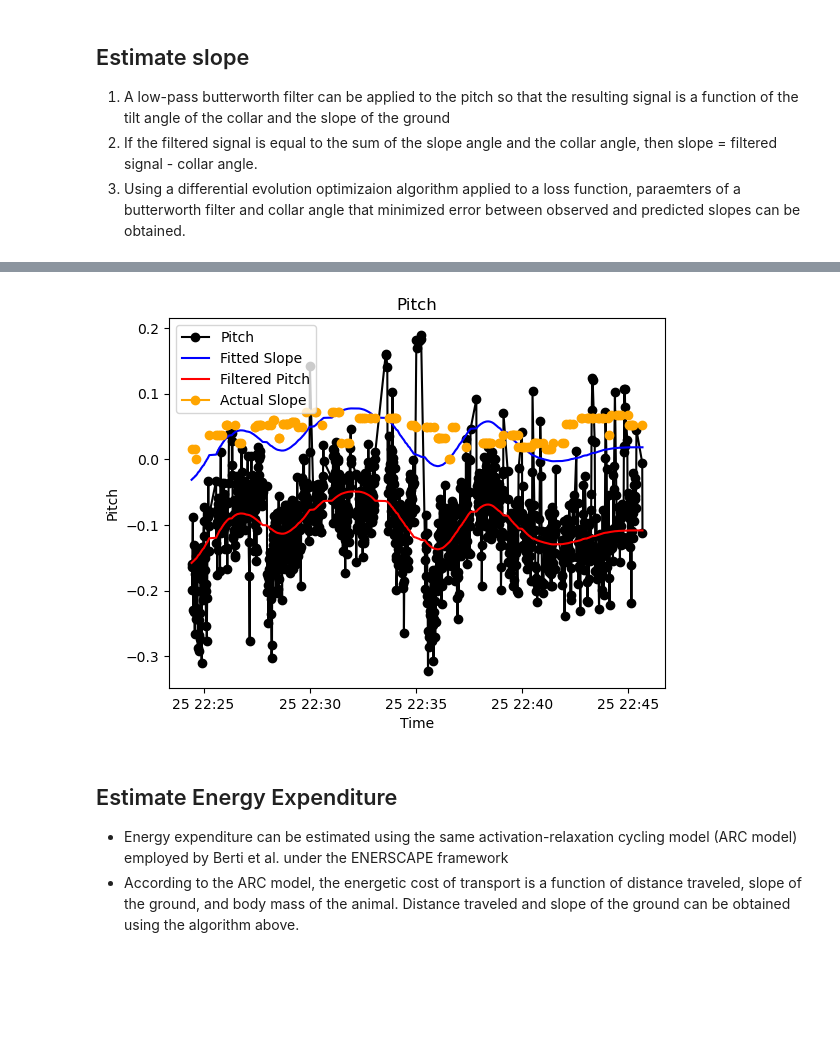
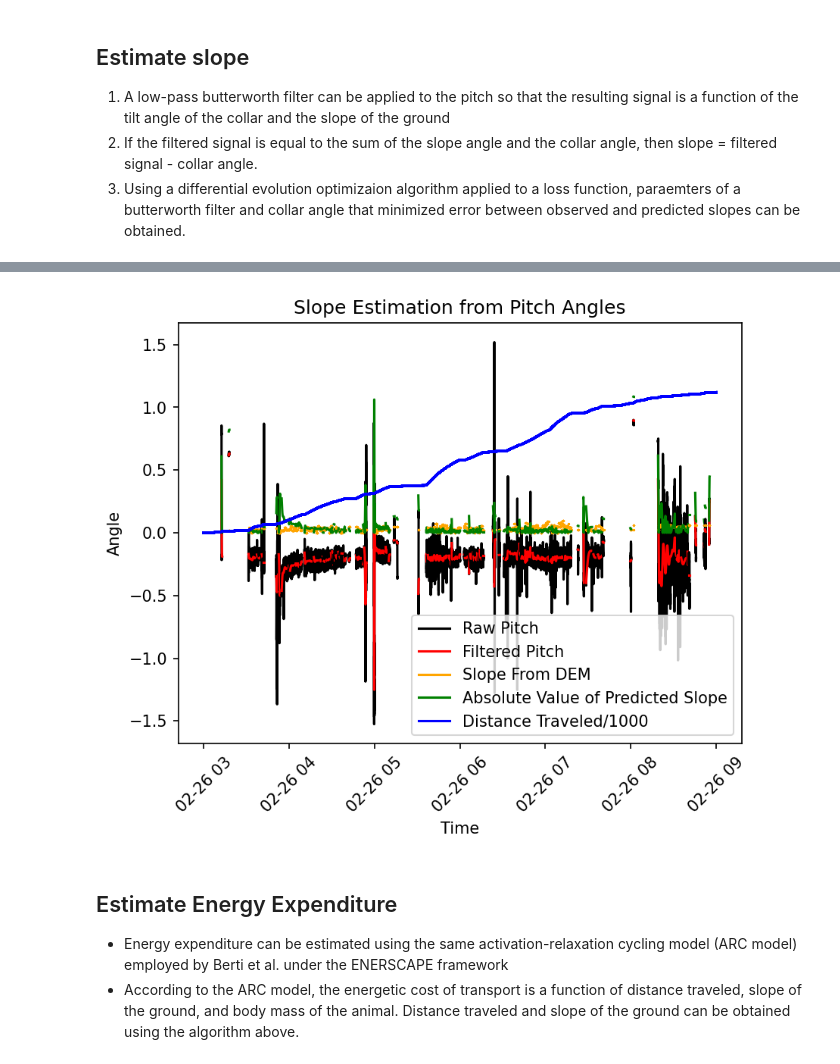
Before and after one commit to rhemitoth/Dead_Reckoning_Python, a Jupyter notebook: StepCount.ipynb, the cells around one changed output, grey strips where cells are left out. Drawn from its saved outputs; the diff is of its cells as text; code cells hidden in the pictures; blank space fills up the shorter version.

```diff
--- a/StepCount.ipynb
+++ b/StepCount.ipynb
@@ -252,2 +376,4 @@ df = df.apply(rotate_data,axis=1)
+# %%
+active_periods = df.copy()[df['active']==1].reset_index()
 # %% [markdown]
 ## Identify candidate steps using dynamic threshold on filtered DV axis
@@ -353,5 +501,7 @@ plt.show()
 # %%
 # VALID STEP FREQUENCIES
 # Based on range of observed stride frequencies in Eland (a species of comparable body mass; stride frequency is known to scale w body mass)
-min_stride_freq = 0.6
-max_stride_freq = 1.7
+min_stride_freq = 0.5
+max_stride_freq = 2
+min_period = 1/max_stride_freq
+max_period = 1/min_stride_freq
@@ -364,8 +534,8 @@ step_candidates['elapsed_time'] = step_candidates['datetime'].diff().apply(lambd
 # %%
 # Reset indices of step_candidates and df
-df['rowID'] = range(0,len(df))
+active_periods['rowID'] = range(0,len(active_periods))
 step_candidates['rowID'] = range(0,len(step_candidates))
-df.set_index('rowID', inplace = True)
+active_periods.set_index('rowID', inplace = True)
 step_candidates.set_index('rowID', inplace = True)
 # %%
 # Filter out false steps based on range of valid step frequencies
@@ -392,3 +547,3 @@ step_candidates = step_candidates[step_candidates['valid_step'] == 1].reset_inde
 # %%
 # Join step candidates back to original df
-df = pd.merge(step_candidates, df,on = 'datetime', how='right')
+active_periods = pd.merge(step_candidates[['valid_step','datetime']],active_periods,on = 'datetime', how='right')
@@ -540,36 +710,51 @@ stride_data['slope_pred'] = stride_data['filtered_pitch'] - stride_data['collar_
 # %%
-# PLOT PITCH OVER TIME
-
-pitch = stride_data['pitch']
-slope_guess = stride_data['slope_pred']
-pitch_filt = stride_data['filtered_pitch']
-dt = stride_data['datetime']
-slope = stride_data['Slope1']*math.pi/180
-
-# Create a 3D plot
+# Create plot
 fig = plt.figure()
 ax = fig.add_subplot(111)
 
-# Plot the trajectory
+# Add data by group
+for i in range(0,num_groups):
 
-ax.plot(dt, pitch, marker = "o",linestyle='-', color='black', label='Pitch')
-ax.plot(dt, slope_guess,  linestyle='-', color='blue', label='Fitted Slope')
-ax.plot(dt, pitch_filt,  linestyle='-', color='red', label='Filtered Pitch')
-ax.plot(dt, slope,  marker = "o", color='orange', label='Actual Slope')
+    # get group number
+    group = activity_groups[i]
 
+    # get group data
+    group_data = active_periods[active_periods['activity_group'] == group]
+
+    # Get data for plotting
+    pitch = group_data['pitch']
+    slope_guess = abs(group_data['slope_pred'])
+    pitch_filt = group_data['filtered_pitch']
+    dt = group_data['datetime']
+    slope = group_data['Slope1']*math.pi/180
+
+    # Plot the data
+    ax.plot(dt, pitch, linestyle='-', color='black', label='Raw Pitch')
+    ax.plot(dt, pitch_filt,  linestyle='-', color='red', label='Filtered Pitch')
+    ax.plot(dt, slope,  marker = ".", color='orange', label='Slope From DEM', markersize = 1)
+    ax.plot(dt, slope_guess,  linestyle='-', color='g', label= 'Absolute Value of Predicted Slope')
+    ax.plot(obs_dt, obs_dist/10000, linestyle='-', color='b', label='Distance Traveled/1000')
+
+    # Add legend
+    if i == 0:
+        ax.legend()
+
+
+
+# Rotate the x axis labels
+plt.xticks(rotation = 45)
 
 # Setting labels
 ax.set_xlabel('Time')
-ax.set_ylabel('Pitch')
+ax.set_ylabel('Angle')
 
 # Adding a title and legend
-ax.set_title('Pitch')
-ax.legend()
+ax.set_title('Slope Estimation from Pitch Angles')
 
 # Show plot
 plt.show()
 # %% [output]
-[figure, old version]
+[figure, new version]
 # %% [markdown]
 ## Estimate Energy Expenditure
 - Energy expenditure can be estimated using the same activation-relaxation cycling model (ARC model) employed by Berti et al. under the ENERSCAPE framework
```
Also changed, not shown: parts of 56 cells of this notebook, 1 other file.
